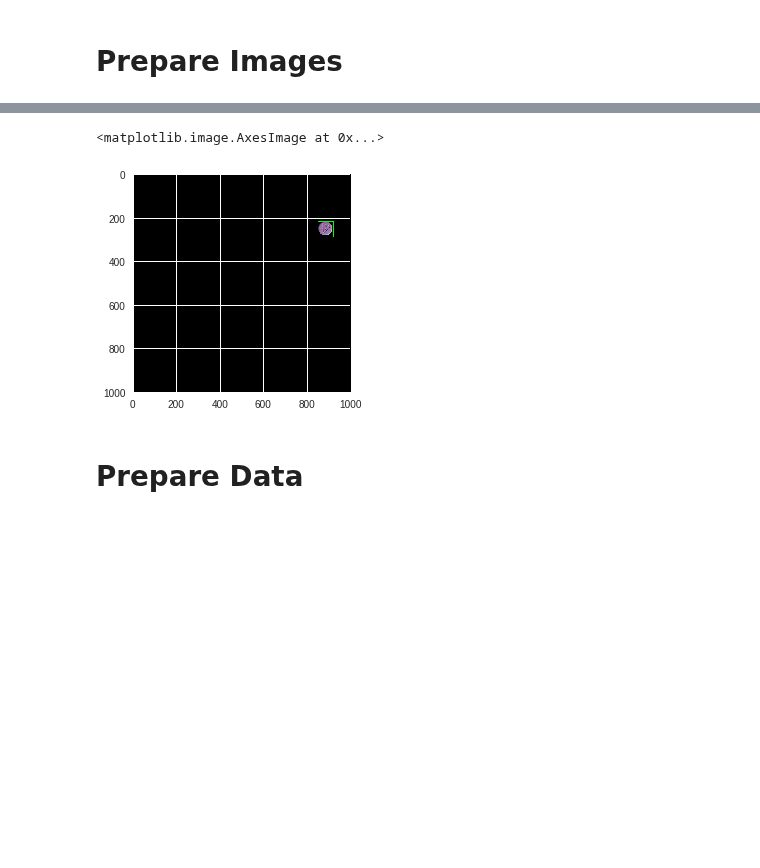
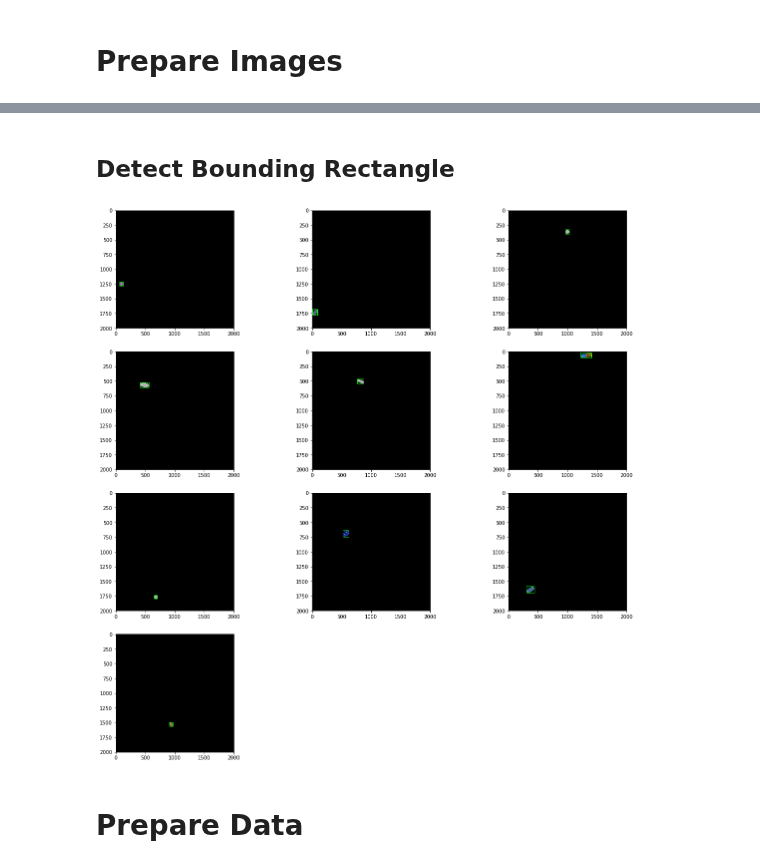
Before and after one commit to codingpotato/pill-detection, a Jupyter notebook: pill_detection.ipynb, the cells around one changed output, grey strips where cells are left out. Cells and saved outputs as stored; diff of their text form; code cells hidden in the pictures; blank space fills up the shorter version.

```diff
--- a/pill_detection.ipynb
+++ b/pill_detection.ipynb
@@ -139,5 +138,5 @@ def generate_images(name):
 # %%
-files = os.listdir(os.environ['ORIGIN_IMAGE_DIR'])
+files = os.listdir(IMAGE_DIR)
 labels = sorted([os.path.splitext(f)[0] for f in files])
 # %%
 for label in labels:
@@ -145,31 +144,38 @@ for label in labels:
+# %% [markdown]
+## Detect Bounding Rectangle
 # %%
 import cv2
 
 def boundingRect(image):
-  image_bw = cv2.cvtColor(image, cv2.COLOR_BGR2GRAY)
-  _, image_bw = cv2.threshold(image_bw, 1, 255, cv2.THRESH_BINARY)
-  _, contours, _ = cv2.findContours(image_bw,
+    image_bw = cv2.cvtColor(image, cv2.COLOR_BGR2GRAY)
+    _, image_bw = cv2.threshold(image_bw, 10, 255, cv2.THRESH_BINARY)
+    _, contours, _ = cv2.findContours(image_bw,
                                     cv2.RETR_TREE, cv2.CHAIN_APPROX_SIMPLE)
 
-  max_area = 0
-  x, y, w, h = 0, 0, 0, 0
-  for cnt in contours:
-    area = cv2.contourArea(cnt)
-    if area > max_area:
-      max_area = area
-      x, y, w, h = cv2.boundingRect(cnt)
-  return (x, y, w, h)
+    max_area = 0
+    x, y, w, h = 0, 0, 0, 0
+    for cnt in contours:
+        area = cv2.contourArea(cnt)
+        if area > max_area:
+            max_area = area
+            x, y, w, h = cv2.boundingRect(cnt)
+    return (x, y, w, h)
 # %%
 import matplotlib.pyplot as plt
 
-image_path = os.path.join(os.environ['IMAGE_DIR'], labels[0] + '_1.jpg')
-image = cv2.imread(image_path)
-x, y, w, h = boundingRect(image)
-cv2.rectangle(image, (x, y), (x + w, y + h), (0, 255, 0), 2)
-plt.imshow(image)
+plt.figure(figsize=(20, 20))
+index = 1
+for label in labels:
+    plt.subplot(4, 3, index)
+    image_path = os.path.join(TRAIN_IMAGE_DIR, label + '_1.jpg')
+    image = cv2.imread(image_path)
+    x, y, w, h = boundingRect(image)
+    cv2.rectangle(image, (x, y), (x + w, y + h), (0, 255, 0), 8)
+    plt.imshow(image)
+    index += 1
+plt.show()
 # %% [output]
-<matplotlib.image.AxesImage at 0x...>
-[figure, old version]
+[figure, new version]
 # %% [markdown]
 # Prepare Data
 # %% [markdown]
```
Also changed, not shown: parts of 24 cells of this notebook.
